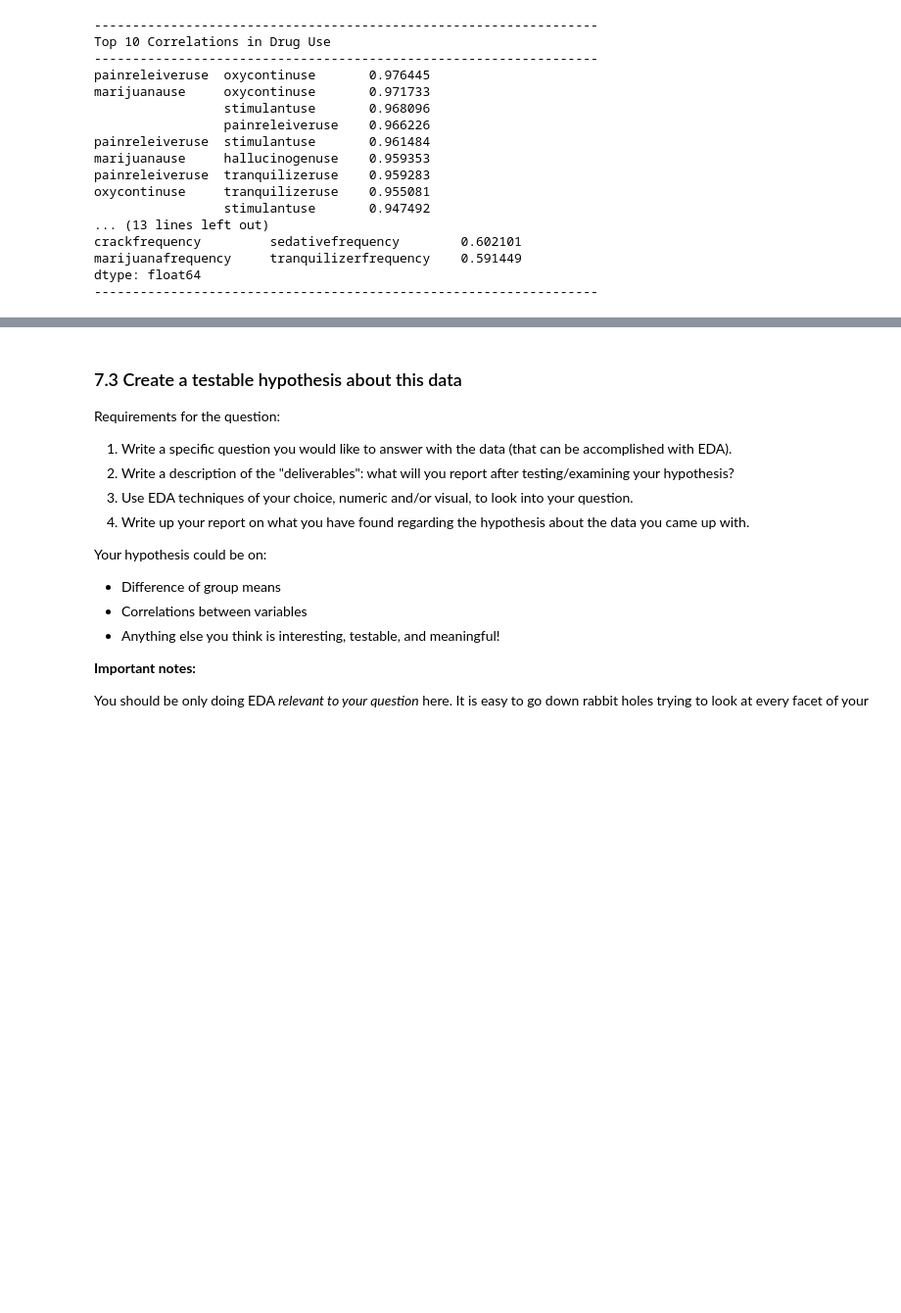
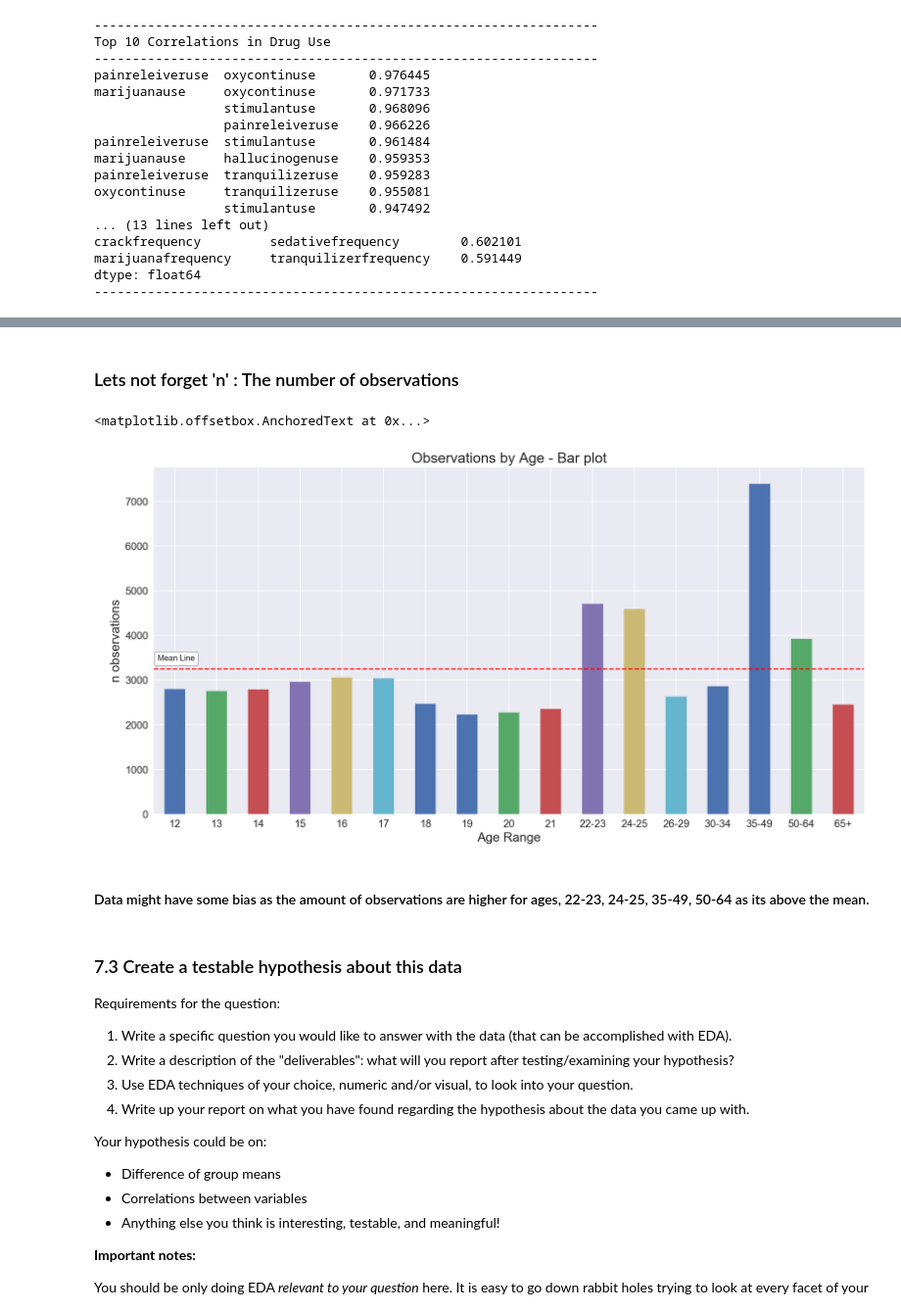
Before and after one commit to ivansim1989/Projects, a Jupyter notebook: DSI4_Project_2/project-02-v2-starter-code.ipynb, the cells around one changed output, grey strips where cells are left out. Shown at 98% size. Cells and saved outputs as stored; diff of their text form; code cells hidden in the pictures; blank space fills up the shorter version.

```diff
--- a/DSI4_Project_2/project-02-v2-starter-code.ipynb
+++ b/DSI4_Project_2/project-02-v2-starter-code.ipynb
@@ -902,0 +981,32 @@ dtype: float64
+# %% [markdown]
+### Lets not forget 'n'  :  The number of observations
+# %%
+#BARPLOT FOR N ON AGE
+x = df_drugs_freq.age.values
+# create an index for each tick position
+xi = [i for i in range(0, len(x))]
+
+#colorset = ['fuchsia','orange','gold','sienna','green','dodgerblue','seagreen','turquoise','skyblue','salmon','mediumpurple','red','royalblue']
+ax = df_drugs['n'].plot(kind='bar', figsize=(16,8))
+plt.xticks(xi, x)
+#ax.legend(loc='upper left', prop={'size': 16}, labels=df_drugs_freq.columns.str.replace('frequency',''))
+plt.yticks(fontsize=13)
+plt.xticks(fontsize=13, rotation='horizontal')
+ax.set_title('Observations by Age - Bar plot', fontsize=18)
+ax.set_xlabel('Age Range', fontsize=16)
+ax.set_ylabel('n observations',fontsize=16)
+#Mean Line
+plt.axhline(y=df_drugs['n'].mean(), linewidth=1.5, color = 'red', ls="--", )
+
+from matplotlib.offsetbox import AnchoredText
+at = AnchoredText("Mean Line",
+                  prop=dict(size=10), frameon=True,
+                  loc=6,bbox_to_anchor=(142, 480),
+                  )
+at.patch.set_boxstyle("round,pad=0.,rounding_size=0.2")
+ax.add_artist(at)
+# %% [output]
+<matplotlib.offsetbox.AnchoredText at 0x...>
+[figure, added]
+# %% [markdown]
+#### Data might have some bias as the amount of observations are higher for ages, 22-23, 24-25, 35-49, 50-64 as its above the mean.
```
Also changed, not shown: parts of 16 cells of this notebook.
